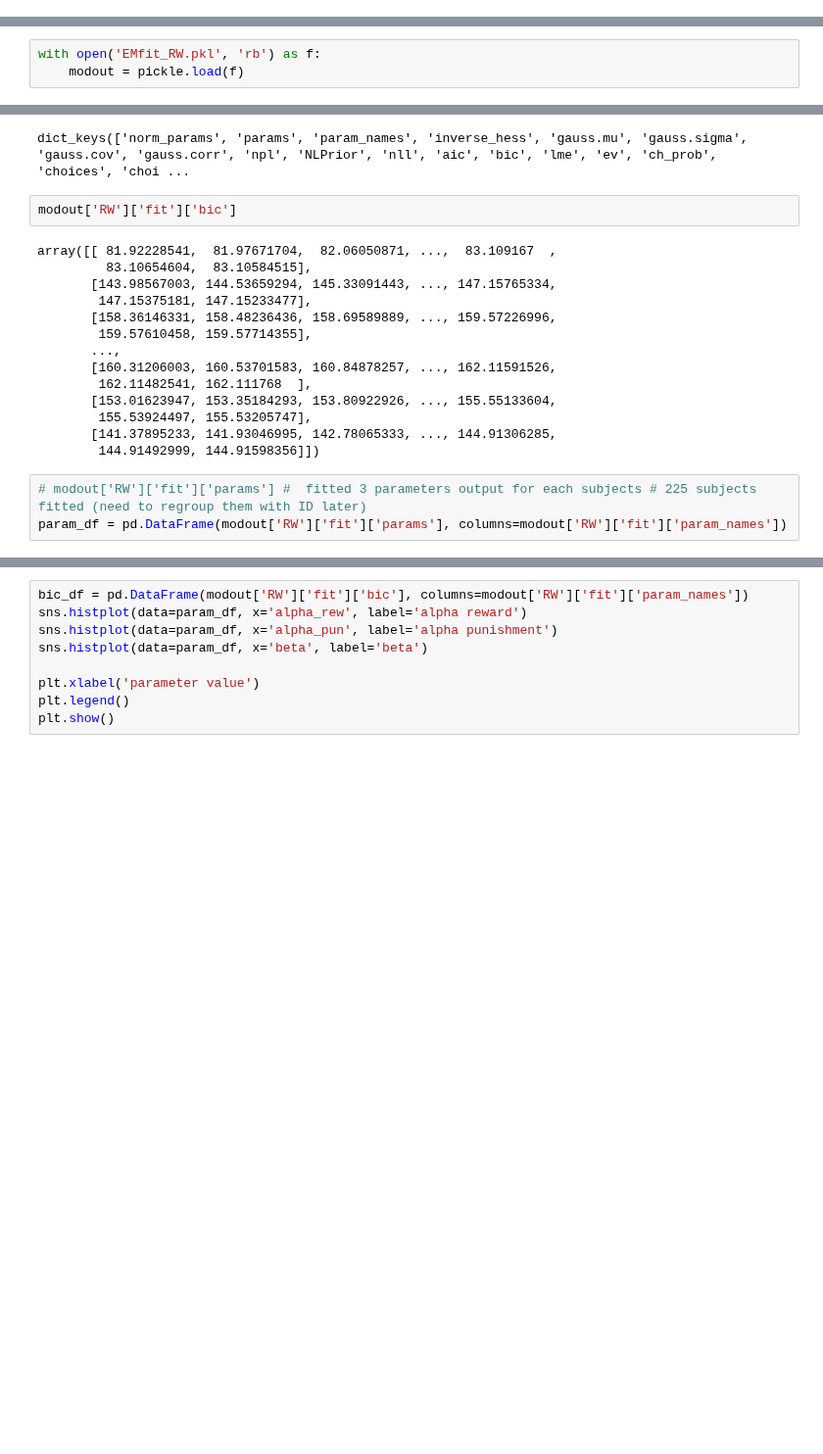
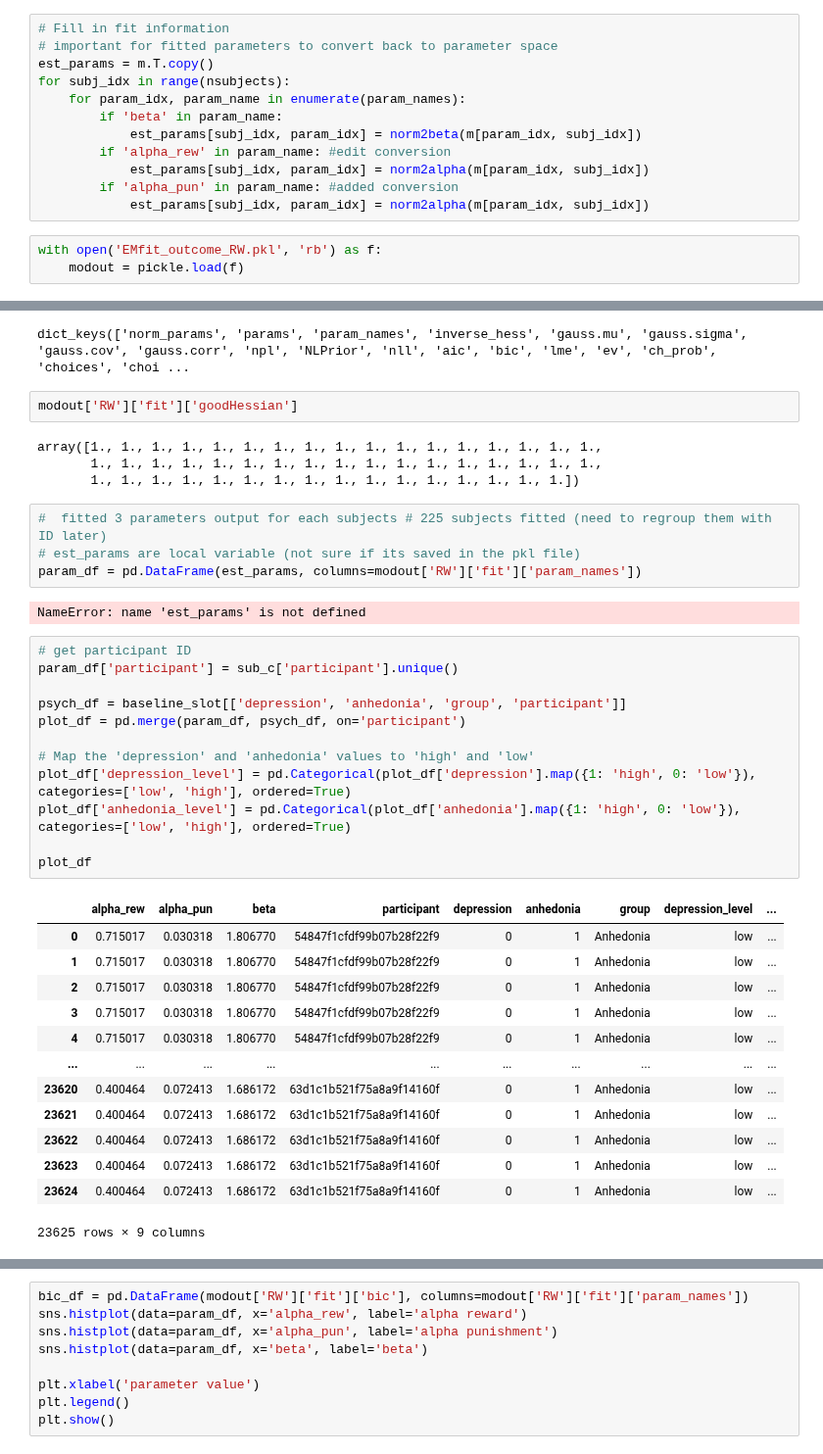
Before and after one commit to shawnrhoads/pyEM, a Jupyter notebook: examples/RW.ipynb, the cells around one changed output, grey strips where cells are left out. Shown at 98% size. Drawn from its saved outputs; the diff is of its cells as text; blank space fills up the shorter version.

```diff
--- a/examples/RW.ipynb
+++ b/examples/RW.ipynb
@@ -284,29 +310,60 @@ if save_fit:
         pickle.dump(modout, f)
+# %%
+# Fill in fit information
+# important for fitted parameters to convert back to parameter space
+est_params = m.T.copy()
+for subj_idx in range(nsubjects):
+    for param_idx, param_name in enumerate(param_names):
+        if 'beta' in param_name:
+            est_params[subj_idx, param_idx] = norm2beta(m[param_idx, subj_idx])
+        if 'alpha_rew' in param_name: #edit conversion
+            est_params[subj_idx, param_idx] = norm2alpha(m[param_idx, subj_idx])
+        if 'alpha_pun' in param_name: #added conversion
+            est_params[subj_idx, param_idx] = norm2alpha(m[param_idx, subj_idx])
+# %%
+with open('EMfit_outcome_RW.pkl', 'rb') as f:
+    modout = pickle.load(f)
 # %% [markdown]
 # parameter visualization
-# %%
-with open('EMfit_RW.pkl', 'rb') as f:
-    modout = pickle.load(f)
 # %%
 modout['RW']['fit'].keys()
 # %% [output]
 dict_keys(['norm_params', 'params', 'param_names', 'inverse_hess', 'gauss.mu', 'gauss.sigma', 'gauss.cov', 'gauss.corr', 'npl', 'NLPrior', 'nll', 'aic', 'bic', 'lme', 'ev', 'ch_prob', 'choices', 'choi ...
 # %%
-modout['RW']['fit']['bic']
+modout['RW']['fit']['goodHessian']
 # %% [output]
-array([[ 81.92228541,  81.97671704,  82.06050871, ...,  83.109167  ,
-         83.10654604,  83.10584515],
-       [143.98567003, 144.53659294, 145.33091443, ..., 147.15765334,
-        147.15375181, 147.15233477],
-       [158.36146331, 158.48236436, 158.69589889, ..., 159.57226996,
-        159.57610458, 159.57714355],
-       ...,
-       [160.31206003, 160.53701583, 160.84878257, ..., 162.11591526,
-        162.11482541, 162.111768  ],
-       [153.01623947, 153.35184293, 153.80922926, ..., 155.55133604,
-        155.53924497, 155.53205747],
-       [141.37895233, 141.93046995, 142.78065333, ..., 144.91306285,
-        144.91492999, 144.91598356]])
+array([1., 1., 1., 1., 1., 1., 1., 1., 1., 1., 1., 1., 1., 1., 1., 1., 1.,
+       1., 1., 1., 1., 1., 1., 1., 1., 1., 1., 1., 1., 1., 1., 1., 1., 1.,
+       1., 1., 1., 1., 1., 1., 1., 1., 1., 1., 1., 1., 1., 1., 1., 1.])
 # %%
-# modout['RW']['fit']['params'] #  fitted 3 parameters output for each subjects # 225 subjects fitted (need to regroup them with ID later)
-param_df = pd.DataFrame(modout['RW']['fit']['params'], columns=modout['RW']['fit']['param_names'])
+#  fitted 3 parameters output for each subjects # 225 subjects fitted (need to regroup them with ID later)
+# est_params are local variable (not sure if its saved in the pkl file)
+param_df = pd.DataFrame(est_params, columns=modout['RW']['fit']['param_names'])
+# %% [output]
+NameError: name 'est_params' is not defined
+# %%
+# get participant ID
+param_df['participant'] = sub_c['participant'].unique()
+
+psych_df = baseline_slot[['depression', 'anhedonia', 'group', 'participant']]
+plot_df = pd.merge(param_df, psych_df, on='participant')
+
+# Map the 'depression' and 'anhedonia' values to 'high' and 'low'
+plot_df['depression_level'] = pd.Categorical(plot_df['depression'].map({1: 'high', 0: 'low'}), categories=['low', 'high'], ordered=True)
+plot_df['anhedonia_level'] = pd.Categorical(plot_df['anhedonia'].map({1: 'high', 0: 'low'}), categories=['low', 'high'], ordered=True)
+
+plot_df
+# %% [output]
+|  | alpha_rew | alpha_pun | beta | participant | depression | anhedonia | group | depression_level | ... |
+| 0 | 0.715017 | 0.030318 | 1.806770 | 54847f1cfdf99b07b28f22f9 | 0 | 1 | Anhedonia | low | ... |
+| 1 | 0.715017 | 0.030318 | 1.806770 | 54847f1cfdf99b07b28f22f9 | 0 | 1 | Anhedonia | low | ... |
+| 2 | 0.715017 | 0.030318 | 1.806770 | 54847f1cfdf99b07b28f22f9 | 0 | 1 | Anhedonia | low | ... |
+| 3 | 0.715017 | 0.030318 | 1.806770 | 54847f1cfdf99b07b28f22f9 | 0 | 1 | Anhedonia | low | ... |
+| 4 | 0.715017 | 0.030318 | 1.806770 | 54847f1cfdf99b07b28f22f9 | 0 | 1 | Anhedonia | low | ... |
+| ... | ... | ... | ... | ... | ... | ... | ... | ... | ... |
+| 23620 | 0.400464 | 0.072413 | 1.686172 | 63d1c1b521f75a8a9f14160f | 0 | 1 | Anhedonia | low | ... |
+| 23621 | 0.400464 | 0.072413 | 1.686172 | 63d1c1b521f75a8a9f14160f | 0 | 1 | Anhedonia | low | ... |
+| 23622 | 0.400464 | 0.072413 | 1.686172 | 63d1c1b521f75a8a9f14160f | 0 | 1 | Anhedonia | low | ... |
+| 23623 | 0.400464 | 0.072413 | 1.686172 | 63d1c1b521f75a8a9f14160f | 0 | 1 | Anhedonia | low | ... |
+| 23624 | 0.400464 | 0.072413 | 1.686172 | 63d1c1b521f75a8a9f14160f | 0 | 1 | Anhedonia | low | ... |
+23625 rows × 9 columns
```
Also changed, not shown: parts of 18 cells of this notebook.
